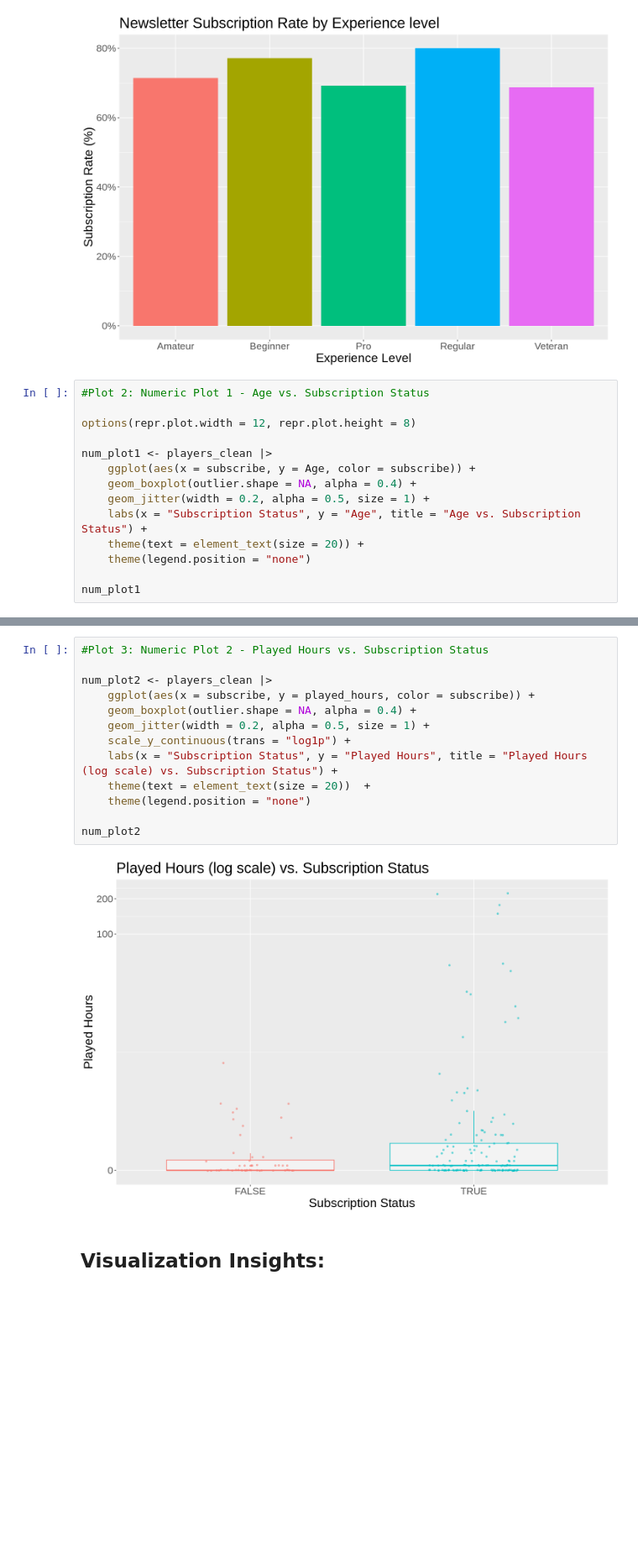
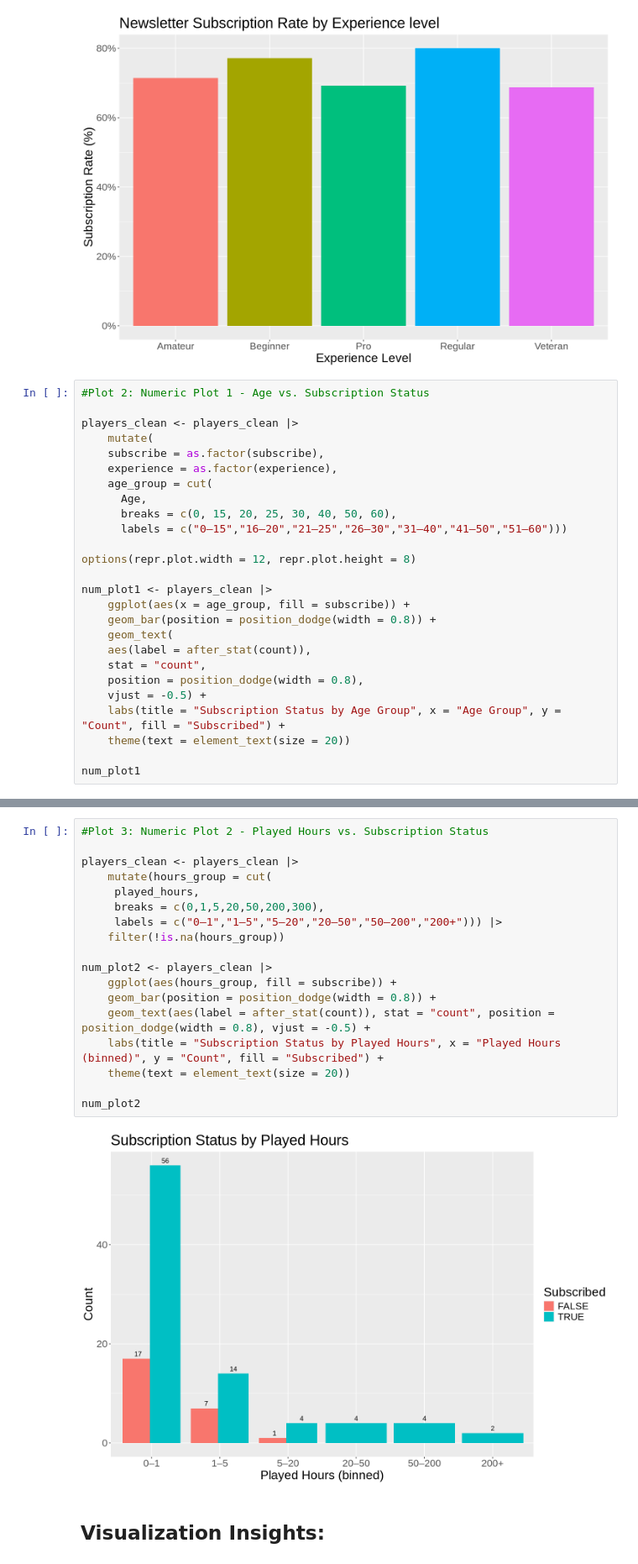
Before and after one commit to Jessica9521/Final-DSCI-100-Project, a Jupyter notebook: DSCI_Final_Project_Report.ipynb, the cells around one changed output, grey strips where cells are left out. Shown at 84% size. Drawn from its saved outputs; the diff is of its cells as text; blank space fills up the shorter version.

```diff
--- a/DSCI_Final_Project_Report.ipynb
+++ b/DSCI_Final_Project_Report.ipynb
@@ -188,16 +188,28 @@ cat_plot
 [figure]
 # %%
 #Plot 2: Numeric Plot 1 - Age vs. Subscription Status
+
+players_clean <- players_clean |>
+    mutate(
+    subscribe = as.factor(subscribe),
+    experience = as.factor(experience),
+    age_group = cut(
+      Age,
+      breaks = c(0, 15, 20, 25, 30, 40, 50, 60),
+      labels = c("0–15","16–20","21–25","26–30","31–40","41–50","51–60")))
 
 options(repr.plot.width = 12, repr.plot.height = 8)
 
 num_plot1 <- players_clean |>
-    ggplot(aes(x = subscribe, y = Age, color = subscribe)) +
-    geom_boxplot(outlier.shape = NA, alpha = 0.4) +
-    geom_jitter(width = 0.2, alpha = 0.5, size = 1) +
-    labs(x = "Subscription Status", y = "Age", title = "Age vs. Subscription Status") +
-    theme(text = element_text(size = 20)) +
-    theme(legend.position = "none")
+    ggplot(aes(x = age_group, fill = subscribe)) +
+    geom_bar(position = position_dodge(width = 0.8)) +
+    geom_text(
+    aes(label = after_stat(count)),
+    stat = "count",
+    position = position_dodge(width = 0.8),
+    vjust = -0.5) +
+    labs(title = "Subscription Status by Age Group", x = "Age Group", y = "Count", fill = "Subscribed") +
+    theme(text = element_text(size = 20))
 
 num_plot1
 # %% [output]
@@ -205,18 +217,23 @@ num_plot1
 # %%
 #Plot 3: Numeric Plot 2 - Played Hours vs. Subscription Status
 
+players_clean <- players_clean |>
+    mutate(hours_group = cut(
+     played_hours,
+     breaks = c(0,1,5,20,50,200,300),
+     labels = c("0–1","1–5","5–20","20–50","50–200","200+"))) |>
+    filter(!is.na(hours_group))
+
 num_plot2 <- players_clean |>
-    ggplot(aes(x = subscribe, y = played_hours, color = subscribe)) +
-    geom_boxplot(outlier.shape = NA, alpha = 0.4) +
-    geom_jitter(width = 0.2, alpha = 0.5, size = 1) +
-    scale_y_continuous(trans = "log1p") +
-    labs(x = "Subscription Status", y = "Played Hours", title = "Played Hours (log scale) vs. Subscription Status") +
-    theme(text = element_text(size = 20))  +
-    theme(legend.position = "none")
+    ggplot(aes(hours_group, fill = subscribe)) +
+    geom_bar(position = position_dodge(width = 0.8)) +
+    geom_text(aes(label = after_stat(count)), stat = "count", position = position_dodge(width = 0.8), vjust = -0.5) +
+    labs(title = "Subscription Status by Played Hours", x = "Played Hours (binned)", y = "Count", fill = "Subscribed") +
+    theme(text = element_text(size = 20))
 
 num_plot2
 # %% [output]
-[figure, old version]
+[figure, new version]
 # %% [markdown]
 ## **Visualization Insights:**
 # %% [markdown]
```
Also changed, not shown: parts of 2 cells of this notebook.
